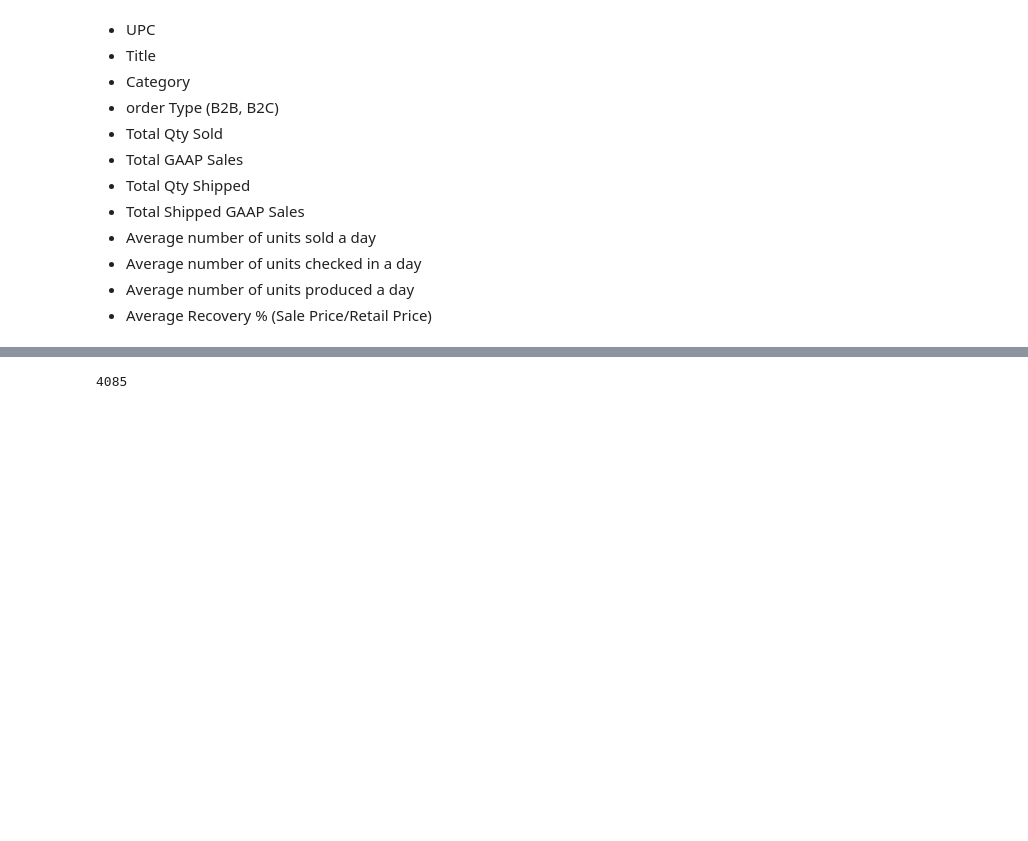
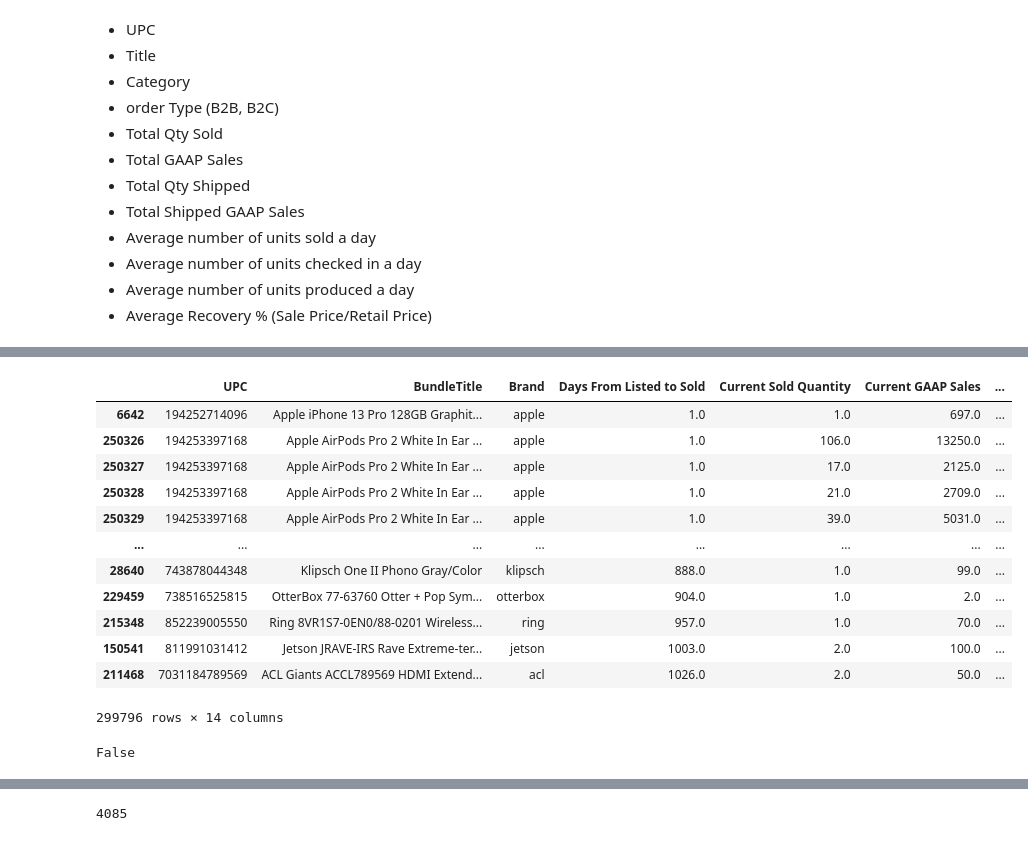
Before and after one commit to williamjwall/mirgrations, a Jupyter notebook: GWS_adhoc.ipynb, the cells around one changed output, grey strips where cells are left out. Cells and saved outputs as stored; diff of their text form; code cells hidden in the pictures; blank space fills up the shorter version.

```diff
--- a/GWS_adhoc.ipynb
+++ b/GWS_adhoc.ipynb
@@ -536,0 +545,23 @@ df2 = pd.read_csv(csv_file_path)
+# %%
+df1 = df.copy()
+# %%
+df1['Average Velocity'] = df1.groupby('UPC')['Velocity'].transform('mean')
+# %%
+df1['Current Sold Recovery % (Lowest Retail)'] = pd.to_numeric(df1['Current Sold Recovery % (Lowest Retail)'].replace('[\%,]', '', regex=True), errors='coerce')
+df1['Average Recovery (Lowest Retail)'] = df1.groupby('UPC')[['Current Sold Recovery % (Lowest Retail)']].transform("mean")
+# %%
+df1
+# %% [output]
+|  | UPC | BundleTitle | Brand | Days From Listed to Sold | Current Sold Quantity | Current GAAP Sales | ... |
+| 6642 | 194252714096 | Apple iPhone 13 Pro 128GB Graphit... | apple | 1.0 | 1.0 | 697.0 | ... |
+| 250326 | 194253397168 | Apple AirPods Pro 2 White In Ear ... | apple | 1.0 | 106.0 | 13250.0 | ... |
+| 250327 | 194253397168 | Apple AirPods Pro 2 White In Ear ... | apple | 1.0 | 17.0 | 2125.0 | ... |
+| 250328 | 194253397168 | Apple AirPods Pro 2 White In Ear ... | apple | 1.0 | 21.0 | 2709.0 | ... |
+| 250329 | 194253397168 | Apple AirPods Pro 2 White In Ear ... | apple | 1.0 | 39.0 | 5031.0 | ... |
+| ... | ... | ... | ... | ... | ... | ... | ... |
+| 28640 | 743878044348 | Klipsch One II Phono Gray/Color | klipsch | 888.0 | 1.0 | 99.0 | ... |
+| 229459 | 738516525815 | OtterBox 77-63760 Otter + Pop Sym... | otterbox | 904.0 | 1.0 | 2.0 | ... |
+| 215348 | 852239005550 | Ring 8VR1S7-0EN0/88-0201 Wireless... | ring | 957.0 | 1.0 | 70.0 | ... |
+| 150541 | 811991031412 | Jetson JRAVE-IRS Rave Extreme-ter... | jetson | 1003.0 | 2.0 | 100.0 | ... |
+| 211468 | 7031184789569 | ACL Giants ACCL789569 HDMI Extend... | acl | 1026.0 | 2.0 | 50.0 | ... |
+299796 rows × 14 columns
@@ -536,0 +572,4 @@ df2 = pd.read_csv(csv_file_path)
+# %%
+(df2["GAAP Sales"] == df2["Total GAAP Sales"]).all()
+# %% [output]
+False
```
Also changed, not shown: parts of 30 cells of this notebook, 2 other files.
